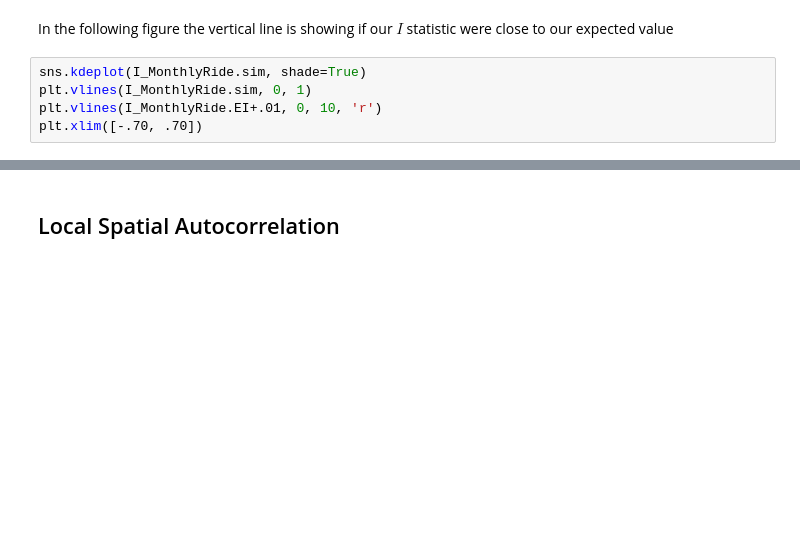
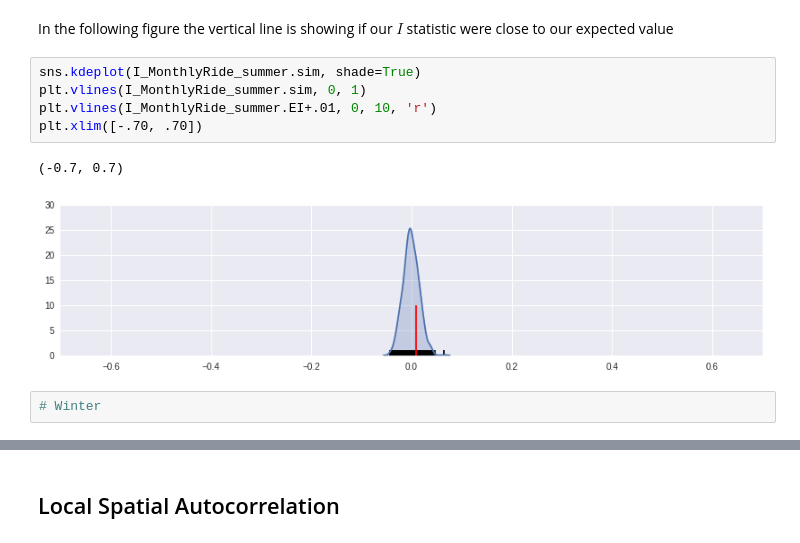
Before and after one commit to esanzglez/PUI2016_esg336, a Jupyter notebook: HW10_esg336/GeospatialAnalysis_CitiBike_esg336.ipynb, the cells around one changed output, grey strips where cells are left out. Saved outputs shown, nothing was run; the diff lists cells and outputs as text; blank space fills up the shorter version.

```diff
--- a/HW10_esg336/GeospatialAnalysis_CitiBike_esg336.ipynb
+++ b/HW10_esg336/GeospatialAnalysis_CitiBike_esg336.ipynb
@@ -652,7 +662,12 @@ plt.xlim([-.70, .70])
 # %% [markdown]
 In the following figure the vertical line is showing if our $I$ statistic were close to our expected value
 # %%
-sns.kdeplot(I_MonthlyRide.sim, shade=True)
-plt.vlines(I_MonthlyRide.sim, 0, 1)
-plt.vlines(I_MonthlyRide.EI+.01, 0, 10, 'r')
+sns.kdeplot(I_MonthlyRide_summer.sim, shade=True)
+plt.vlines(I_MonthlyRide_summer.sim, 0, 1)
+plt.vlines(I_MonthlyRide_summer.EI+.01, 0, 10, 'r')
 plt.xlim([-.70, .70])
+# %% [output]
+(-0.7, 0.7)
+[figure, added]
+# %%
+# Winter
```
Also changed, not shown: parts of 25 cells of this notebook.
